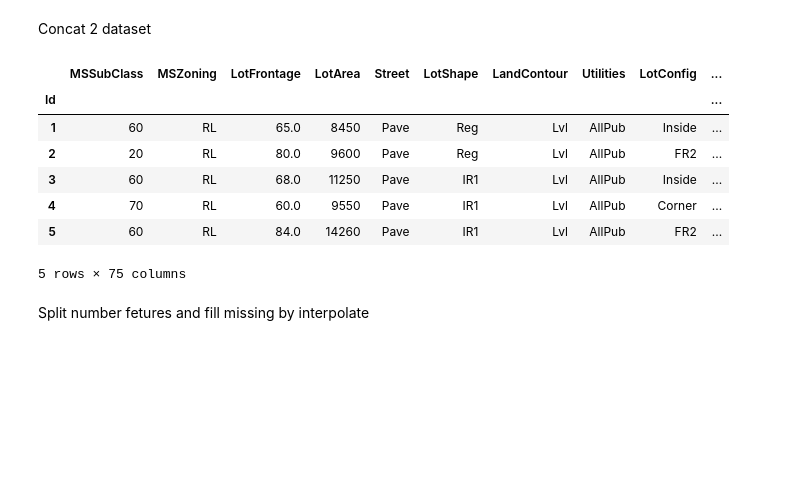
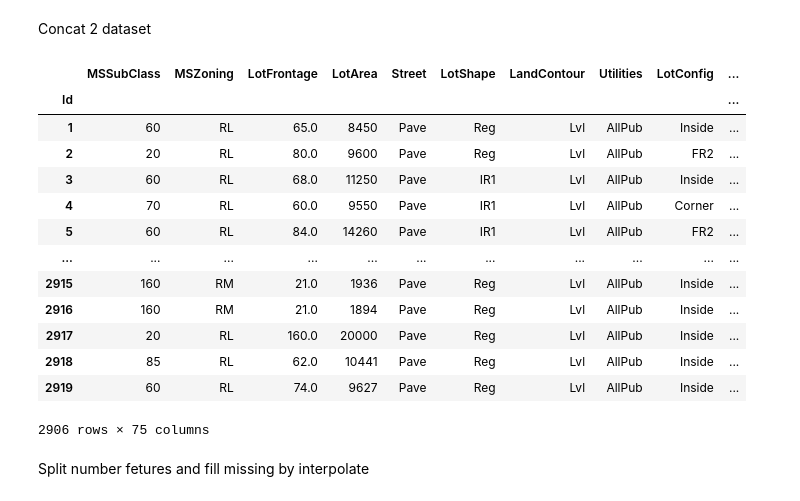
Before and after one commit to quanglv1996/house-prices-advanced-regression-techniques, a Jupyter notebook: main.ipynb, the cells around one changed output. Drawn from its saved outputs; the diff is of its cells as text; code cells hidden in the pictures; blank space fills up the shorter version.

```diff
--- a/main.ipynb
+++ b/main.ipynb
@@ -15,0 +124,4 @@ data_train = data_train.set_index('Id')
+# %%
+x_train = df_train_no_outlier.loc[:, df_train_no_outlier.columns != 'SalePrice']
+y_train = df_train_no_outlier.loc[:, df_train_no_outlier.columns == 'SalePrice']
+x_train
@@ -16,9 +150,8 @@ data_train = data_train.set_index('Id')
 # %%
 path_data_test = 'D:\house-prices-advanced-regression-techniques\data/test.csv'
-data_test = pd.read_csv(path_data_test)
-data_test = data_test.drop(['Alley', 'PoolQC', 'Fence', 'MiscFeature'], axis=1)
-data_test = data_test.set_index('Id')
+df_test = pd.read_csv(path_data_test)
+df_test = df_test.set_index('Id')
-# %%
-x_train = data_train.loc[:, data_train.columns != 'SalePrice']
-y_train = data_train.loc[:, data_train.columns == 'SalePrice']
-x_test = data_test
+# %%
+df_test_drop_nan = remove_NaN_features(df_test, remove_cols)
+df_test_drop_nan
+x_test = df_test_drop_nan
@@ -26,13 +174,19 @@ x_test = data_test
 Concat 2 dataset
 # %%
 data = pd.concat([x_train, x_test], axis=0)
-data.head()
+data
 # %% [output]
 |  | MSSubClass | MSZoning | LotFrontage | LotArea | Street | LotShape | LandContour | Utilities | LotConfig | ... |
 | Id |  |  |  |  |  |  |  |  |  | ... |
 | 1 | 60 | RL | 65.0 | 8450 | Pave | Reg | Lvl | AllPub | Inside | ... |
 | 2 | 20 | RL | 80.0 | 9600 | Pave | Reg | Lvl | AllPub | FR2 | ... |
 | 3 | 60 | RL | 68.0 | 11250 | Pave | IR1 | Lvl | AllPub | Inside | ... |
 | 4 | 70 | RL | 60.0 | 9550 | Pave | IR1 | Lvl | AllPub | Corner | ... |
 | 5 | 60 | RL | 84.0 | 14260 | Pave | IR1 | Lvl | AllPub | FR2 | ... |
+| ... | ... | ... | ... | ... | ... | ... | ... | ... | ... | ... |
+| 2915 | 160 | RM | 21.0 | 1936 | Pave | Reg | Lvl | AllPub | Inside | ... |
+| 2916 | 160 | RM | 21.0 | 1894 | Pave | Reg | Lvl | AllPub | Inside | ... |
+| 2917 | 20 | RL | 160.0 | 20000 | Pave | Reg | Lvl | AllPub | Inside | ... |
+| 2918 | 85 | RL | 62.0 | 10441 | Pave | Reg | Lvl | AllPub | Inside | ... |
+| 2919 | 60 | RL | 74.0 | 9627 | Pave | Reg | Lvl | AllPub | Inside | ... |
-5 rows × 75 columns
+2906 rows × 75 columns
```
Also changed, not shown: parts of 42 cells of this notebook, 28 other files.
